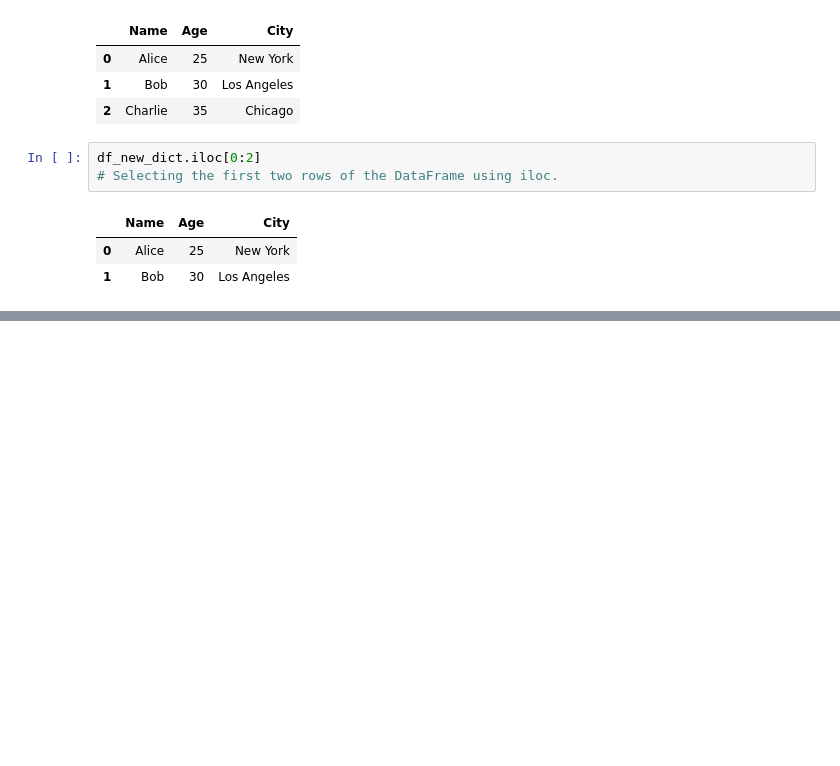
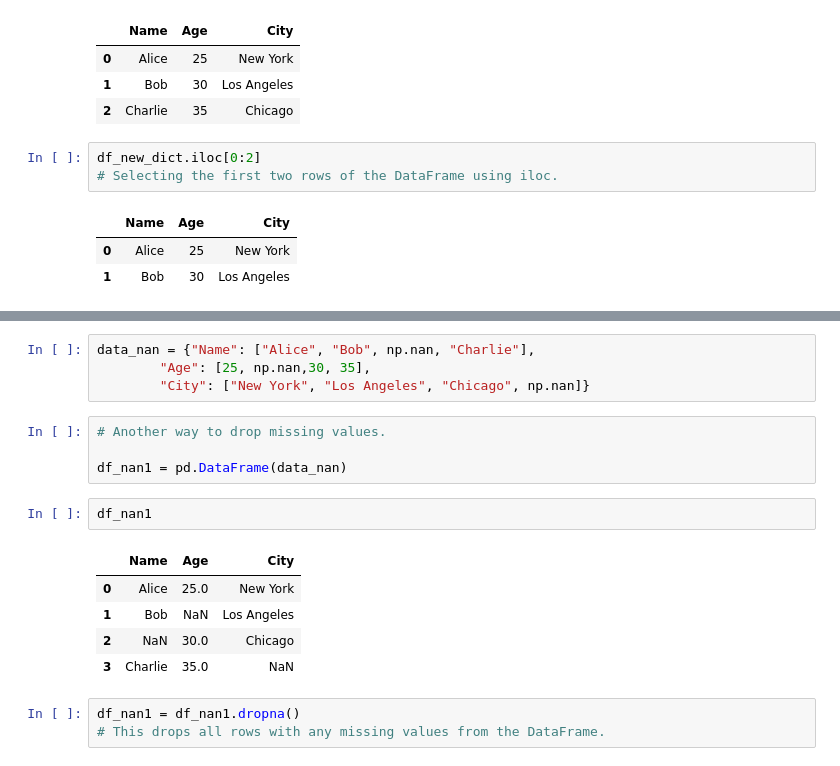
Before and after one commit to srinivasskc/my_datascience_journal, a Jupyter notebook: pandas_notebook.ipynb, the cells around one changed output, grey strips where cells are left out. Drawn from its saved outputs; the diff is of its cells as text; blank space fills up the shorter version.

```diff
--- a/pandas_notebook.ipynb
+++ b/pandas_notebook.ipynb
@@ -625,0 +718,19 @@ df_new_dict.iloc[0:2]
+# %%
+data_nan = {"Name": ["Alice", "Bob", np.nan, "Charlie"],
+        "Age": [25, np.nan,30, 35],
+        "City": ["New York", "Los Angeles", "Chicago", np.nan]}
+# %%
+# Another way to drop missing values.
+
+df_nan1 = pd.DataFrame(data_nan)
+# %%
+df_nan1
+# %% [output]
+|  | Name | Age | City |
+| 0 | Alice | 25.0 | New York |
+| 1 | Bob | NaN | Los Angeles |
+| 2 | NaN | 30.0 | Chicago |
+| 3 | Charlie | 35.0 | NaN |
+# %%
+df_nan1 = df_nan1.dropna()
+# This drops all rows with any missing values from the DataFrame.
```
Also changed, not shown: parts of 47 cells of this notebook.
